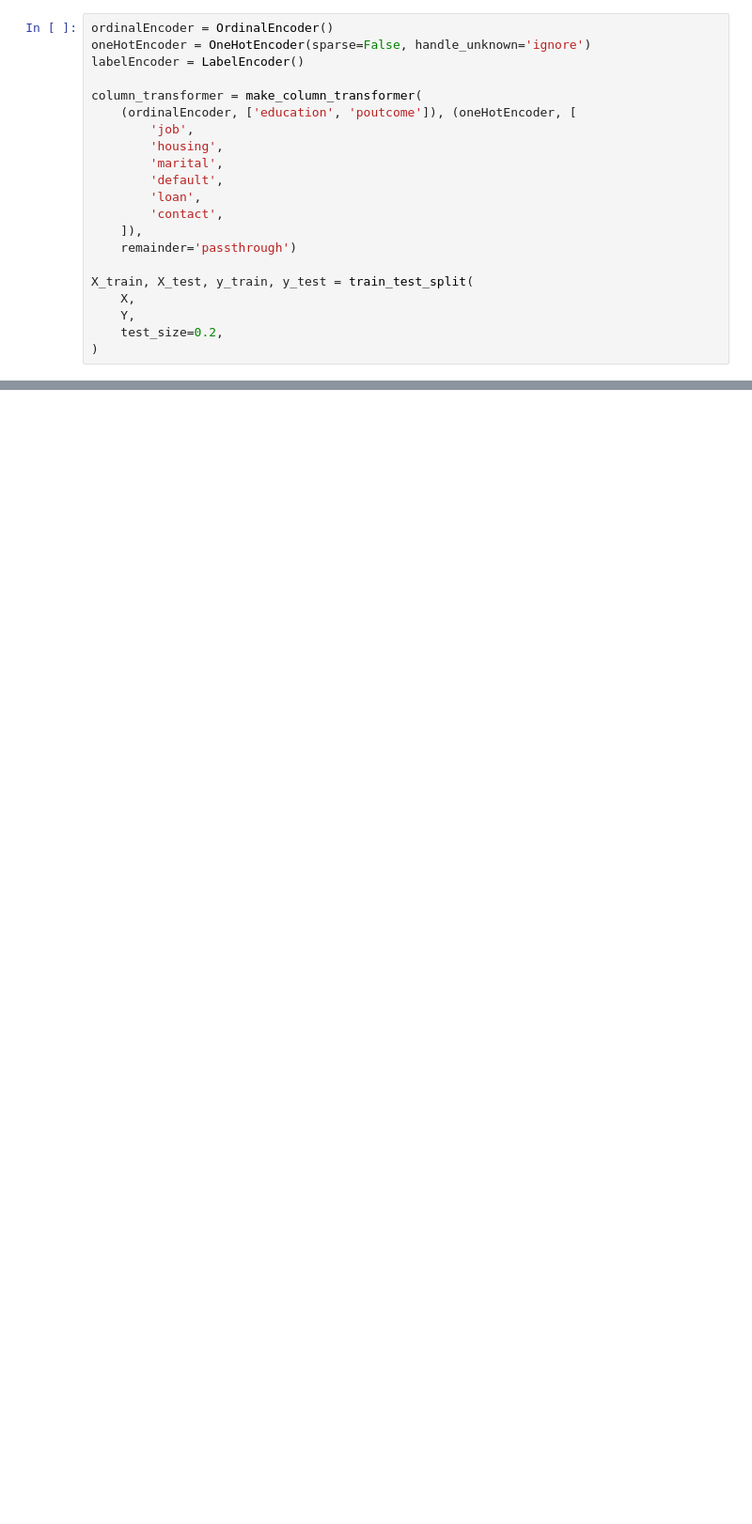
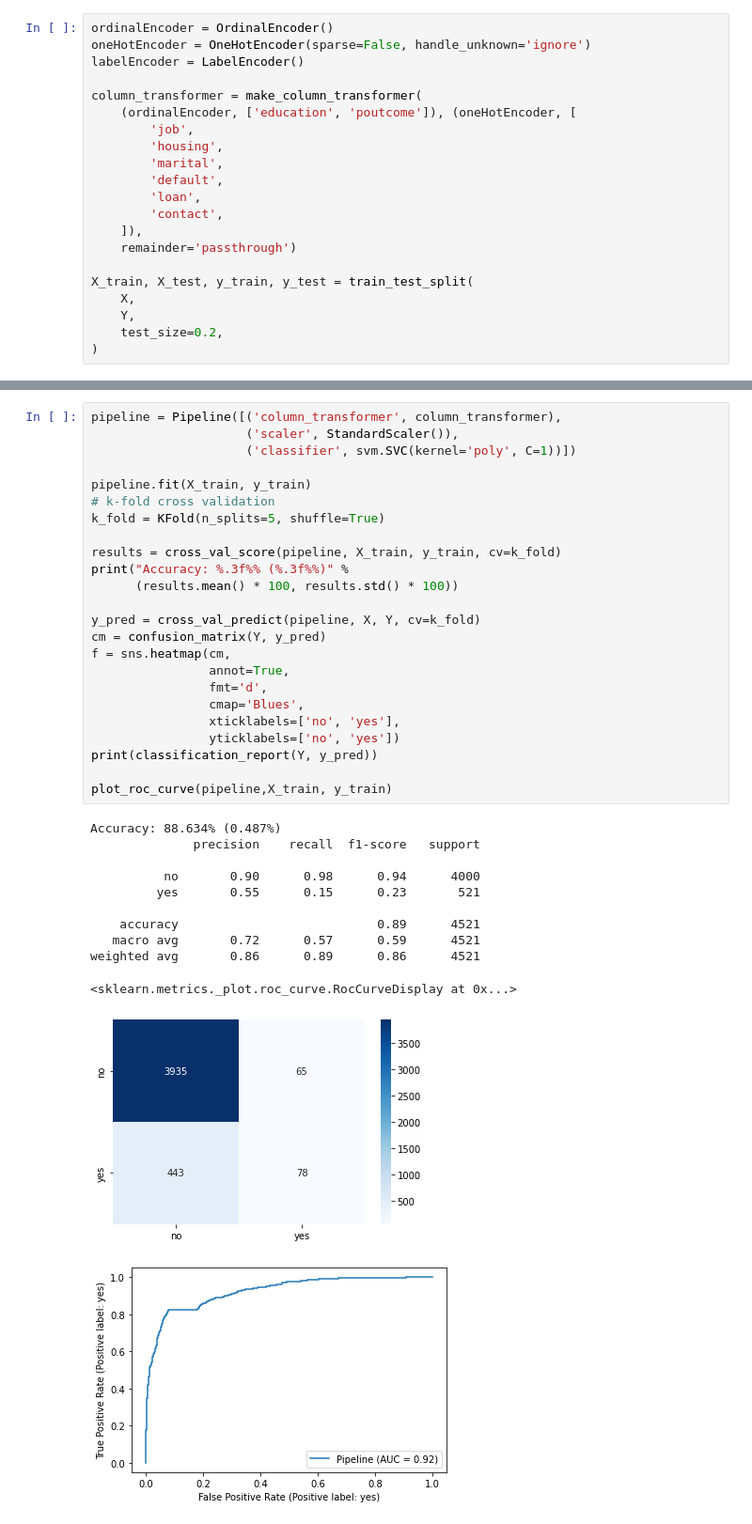
Before and after one commit to umitaltintas/machine-learning-455, a Jupyter notebook: hw1/hw1.ipynb, the cells around one changed output, grey strips where cells are left out. Shown: that part at 94% size. Saved outputs shown, nothing was run; the diff lists cells and outputs as text; blank space fills up the shorter version.

```diff
--- a/hw1/hw1.ipynb
+++ b/hw1/hw1.ipynb
@@ -198,0 +238,37 @@ TypeError: plot_confusion_matrix() missing 2 required positional arguments: 'X'
+# %%
+pipeline = Pipeline([('column_transformer', column_transformer),
+                     ('scaler', StandardScaler()),
+                     ('classifier', svm.SVC(kernel='poly', C=1))])
+
+pipeline.fit(X_train, y_train)
+# k-fold cross validation
+k_fold = KFold(n_splits=5, shuffle=True)
+
+results = cross_val_score(pipeline, X_train, y_train, cv=k_fold)
+print("Accuracy: %.3f%% (%.3f%%)" %
+      (results.mean() * 100, results.std() * 100))
+
+y_pred = cross_val_predict(pipeline, X, Y, cv=k_fold)
+cm = confusion_matrix(Y, y_pred)
+f = sns.heatmap(cm,
+                annot=True,
+                fmt='d',
+                cmap='Blues',
+                xticklabels=['no', 'yes'],
+                yticklabels=['no', 'yes'])
+print(classification_report(Y, y_pred))
+
+plot_roc_curve(pipeline,X_train, y_train)
+# %% [output]
+Accuracy: 88.634% (0.487%)
+              precision    recall  f1-score   support
+
+          no       0.90      0.98      0.94      4000
+         yes       0.55      0.15      0.23       521
+
+    accuracy                           0.89      4521
+   macro avg       0.72      0.57      0.59      4521
+weighted avg       0.86      0.89      0.86      4521
+<sklearn.metrics._plot.roc_curve.RocCurveDisplay at 0x...>
+[figure, added]
+[figure, added]
```
Also changed, not shown: parts of 20 cells of this notebook.
